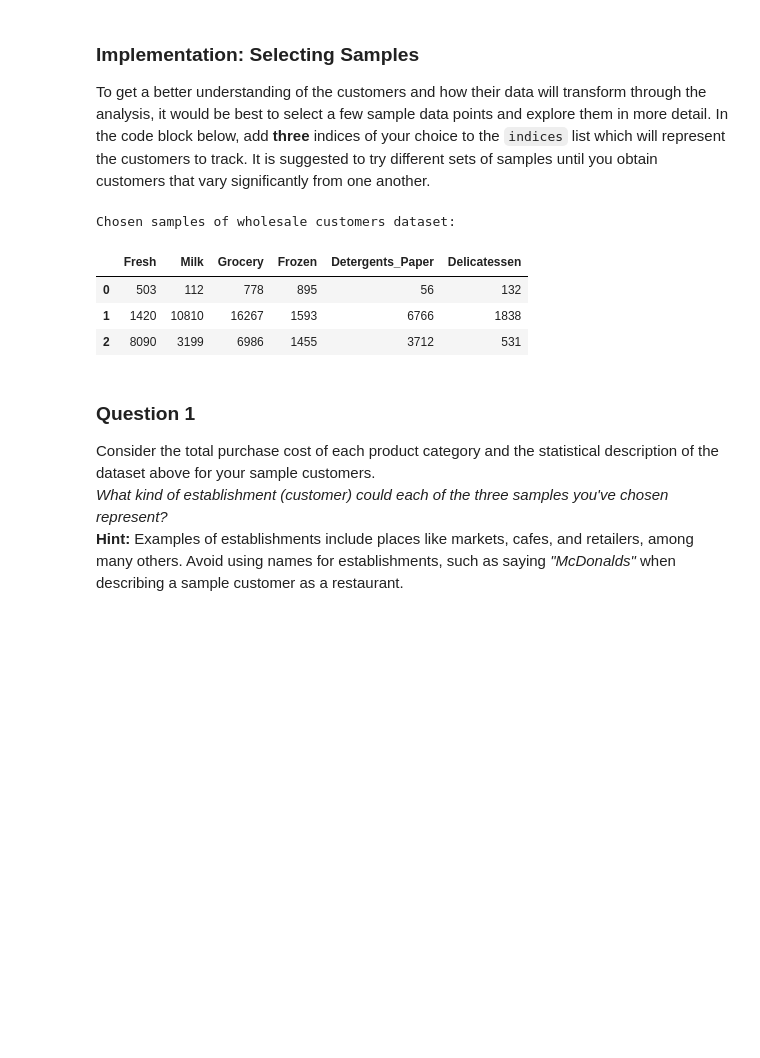
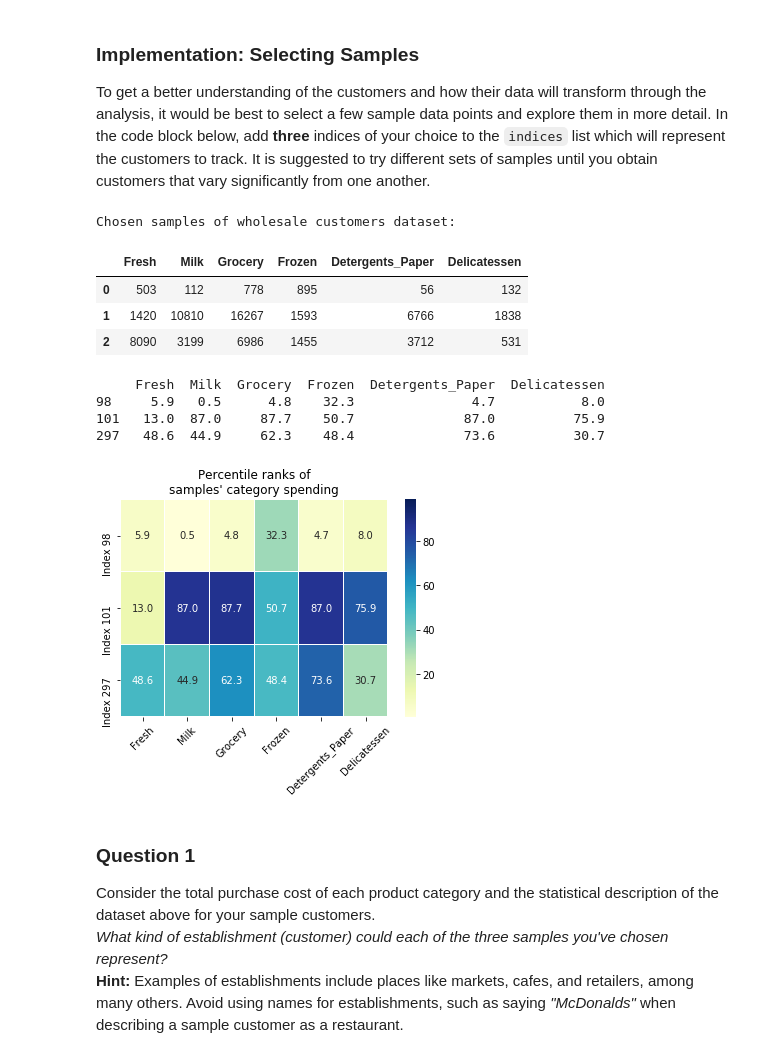
Before and after one commit to ZhiliangGong/machine-learning, a Jupyter notebook: projects/customer_segments/customer_segments.ipynb, the cells around one changed output. Saved outputs shown, nothing was run; the diff lists cells and outputs as text; code cells hidden in the pictures; blank space fills up the shorter version.

```diff
--- a/projects/customer_segments/customer_segments.ipynb
+++ b/projects/customer_segments/customer_segments.ipynb
@@ -61,17 +61,34 @@ To get a better understanding of the customers and how their data will transform
 # %%
 # TODO: Select three indices of your choice you wish to sample from the dataset
 indices = [98, 101, 297]
 
 # Create a DataFrame of the chosen samples
 samples = pd.DataFrame(data.loc[indices], columns = data.keys()).reset_index(drop = True)
 print "Chosen samples of wholesale customers dataset:"
 display(samples)
+
+import matplotlib.pyplot as plt
+import seaborn as sns
+
+# look at percentile ranks
+pcts = 100. * data.rank(axis=0, pct=True).iloc[indices].round(decimals=3)
+print pcts
+
+# visualize percentiles with heatmap
+sns.heatmap(pcts, yticklabels=['Index '+str(x) for x in indices], annot=True, linewidth=.1, vmax=99, fmt='.1f', cmap='YlGnBu')
+plt.title('Percentile ranks of\nsamples\' category spending')
+plt.xticks(rotation=45, ha='center');
 # %% [output]
 Chosen samples of wholesale customers dataset:
 |  | Fresh | Milk | Grocery | Frozen | Detergents_Paper | Delicatessen |
 | 0 | 503 | 112 | 778 | 895 | 56 | 132 |
 | 1 | 1420 | 10810 | 16267 | 1593 | 6766 | 1838 |
 | 2 | 8090 | 3199 | 6986 | 1455 | 3712 | 531 |
+     Fresh  Milk  Grocery  Frozen  Detergents_Paper  Delicatessen
+98     5.9   0.5      4.8    32.3               4.7           8.0
+101   13.0  87.0     87.7    50.7              87.0          75.9
+297   48.6  44.9     62.3    48.4              73.6          30.7
+[figure, added]
 # %% [markdown]
 ### Question 1
 Consider the total purchase cost of each product category and the statistical description of the dataset above for your sample customers.
```
Also changed, not shown: parts of 12 cells of this notebook.
